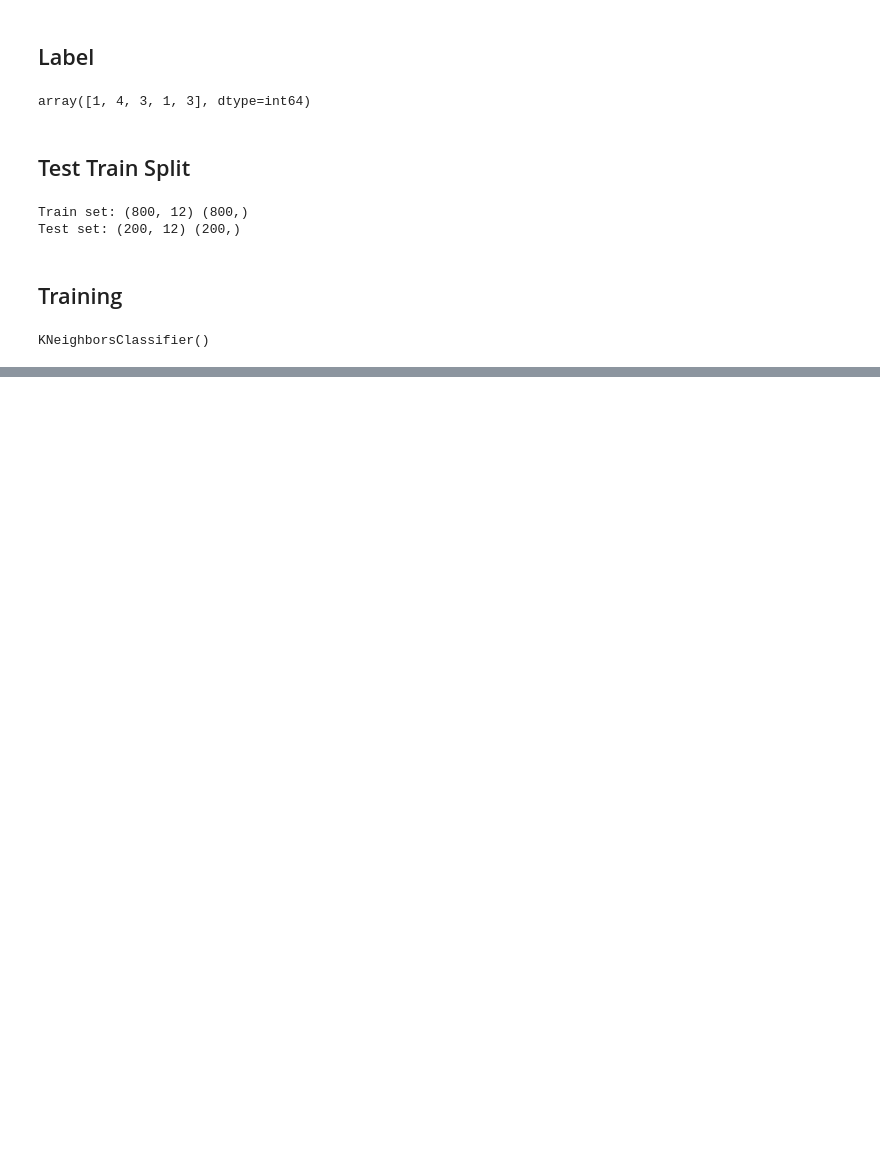
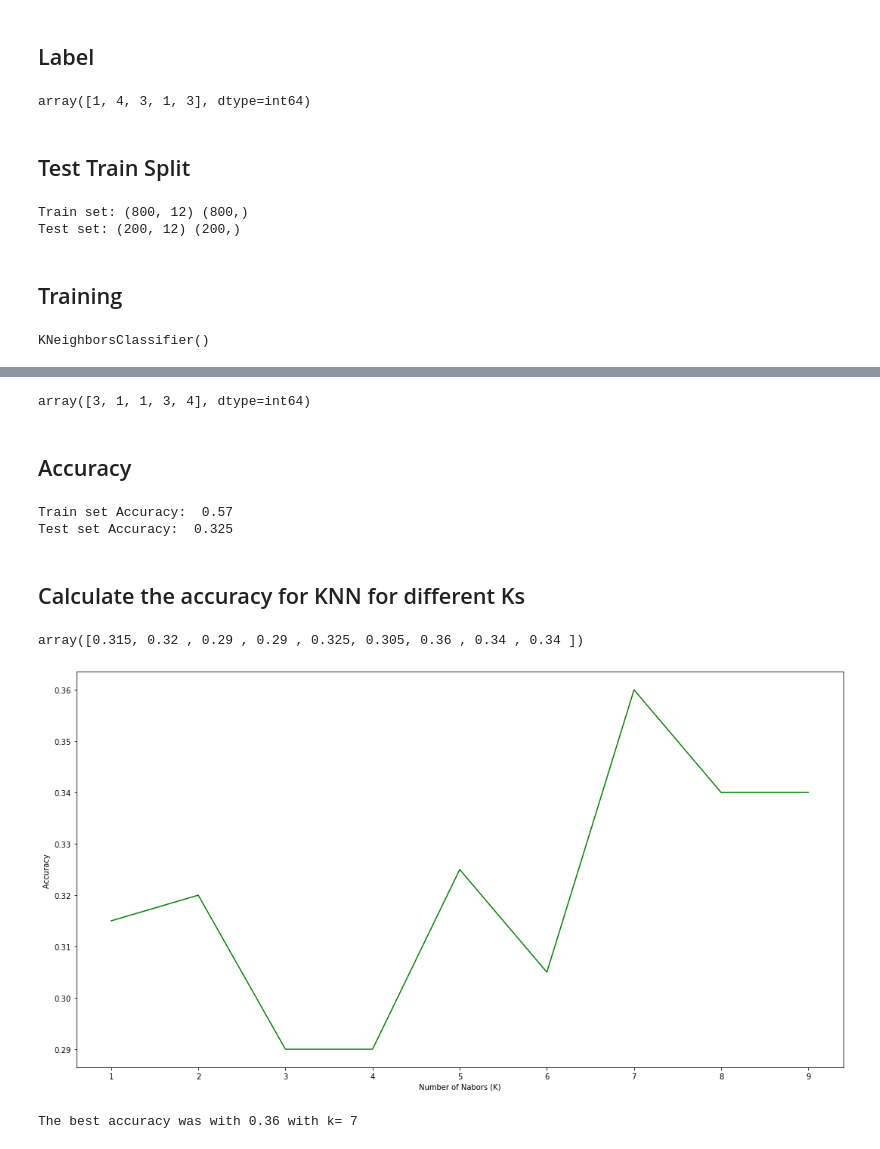
Before and after one commit to srijan-singh/AI, a Jupyter notebook: Supervise Learning/Classification/KNN.ipynb, the cells around one changed output, grey strips where cells are left out. Drawn from its saved outputs; the diff is of its cells as text; code cells hidden in the pictures; blank space fills up the shorter version.

```diff
--- a/Supervise Learning/Classification/KNN.ipynb
+++ b/Supervise Learning/Classification/KNN.ipynb
@@ -121,0 +124,43 @@ KNeighborsClassifier()
+# %%
+yhat = neigh.predict(X_test)
+yhat[0:5]
+# %% [output]
+array([3, 1, 1, 3, 4], dtype=int64)
+# %% [markdown]
+## Accuracy
+# %%
+from sklearn import metrics
+print("Train set Accuracy: ", metrics.accuracy_score(y_train, neigh.predict(X_train)))
+print("Test set Accuracy: ", metrics.accuracy_score(y_test, yhat))
+# %% [output]
+Train set Accuracy:  0.57
+Test set Accuracy:  0.325
+# %% [markdown]
+## Calculate the accuracy for KNN for different Ks
+# %%
+Ks = 10
+mean_acc = np.zeros((Ks-1))
+std_acc = np.zeros((Ks-1))
+ConfustionMx = [];
+for n in range(1,Ks):
+
+    #Train Model and Predict
+    neigh = KNeighborsClassifier(n_neighbors = n).fit(X_train,y_train)
+    yhat=neigh.predict(X_test)
+    mean_acc[n-1] = metrics.accuracy_score(y_test, yhat)
+
+mean_acc
+# %% [output]
+array([0.315, 0.32 , 0.29 , 0.29 , 0.325, 0.305, 0.36 , 0.34 , 0.34 ])
+# %%
+plt.plot(range(1,Ks),mean_acc,'g')
+plt.ylabel('Accuracy ')
+plt.xlabel('Number of Nabors (K)')
+plt.tight_layout()
+plt.show()
+# %% [output]
+[figure, added]
+# %%
+print("The best accuracy was with", mean_acc.max(), "with k=", mean_acc.argmax()+1)
+# %% [output]
+The best accuracy was with 0.36 with k= 7
```
Also changed, not shown: parts of 1 cell of this notebook.
